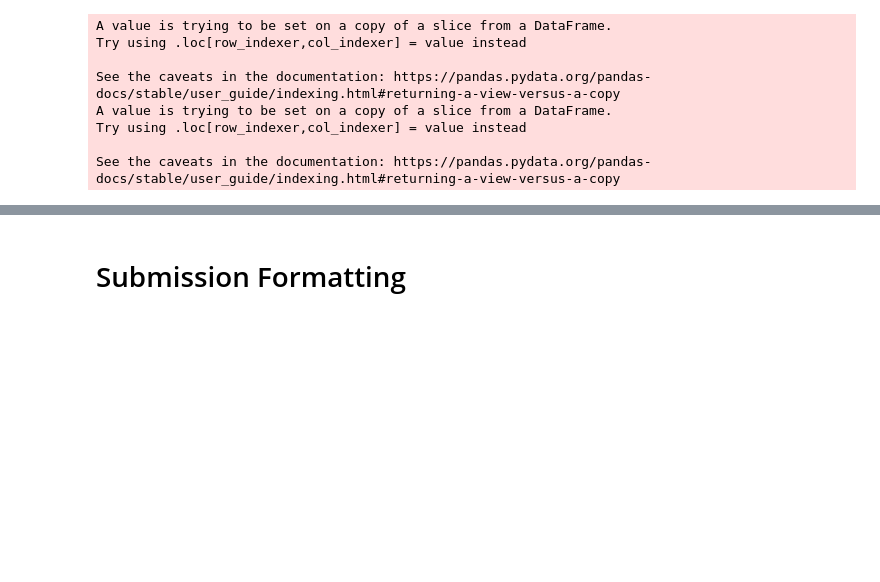
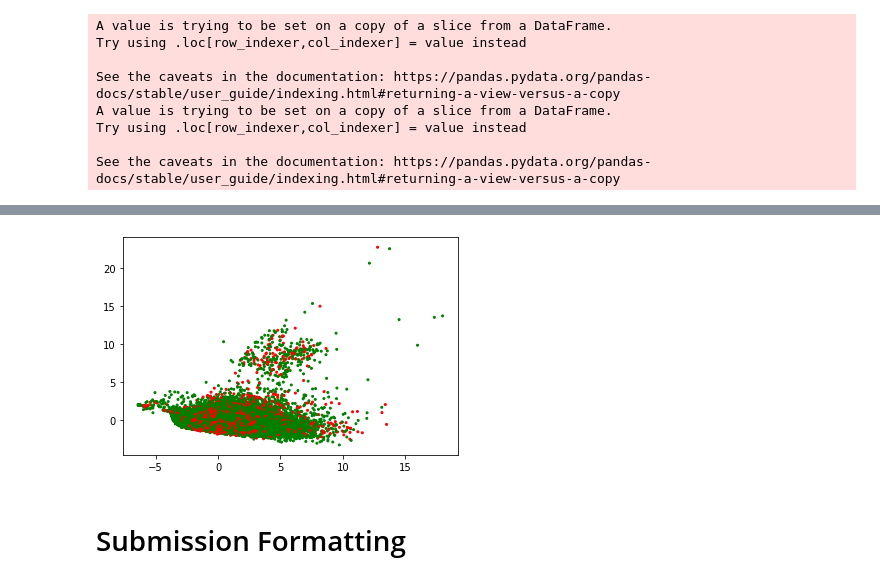
Before and after one commit to sergio-gimenez/anomaly-4G-detection, a Jupyter notebook: MLEARN_Competition_GimenezCastell.ipynb, the cells around one changed output, grey strips where cells are left out. Saved outputs shown, nothing was run; the diff lists cells and outputs as text; code cells hidden in the pictures; blank space fills up the shorter version.

```diff
--- a/MLEARN_Competition_GimenezCastell.ipynb
+++ b/MLEARN_Competition_GimenezCastell.ipynb
@@ -227,0 +110,11 @@ pred_test = clf_GS.predict(X_test)
+# %%
+pca = PCA(n_components=3)  # Reduce to k=2 dimensions
+scaler = StandardScaler()
+X_norm = scaler.fit_transform(X_train)
+X_reduce = pca.fit_transform(X_norm)
+# %%
+fig, ax = plt.subplots()
+ax.scatter(X_reduce[:,0], X_reduce[:, 1], s=4,color=colors)
+plt.show()
+# %% [output]
+[figure, added]
```
Also changed, not shown: parts of 21 cells of this notebook.
